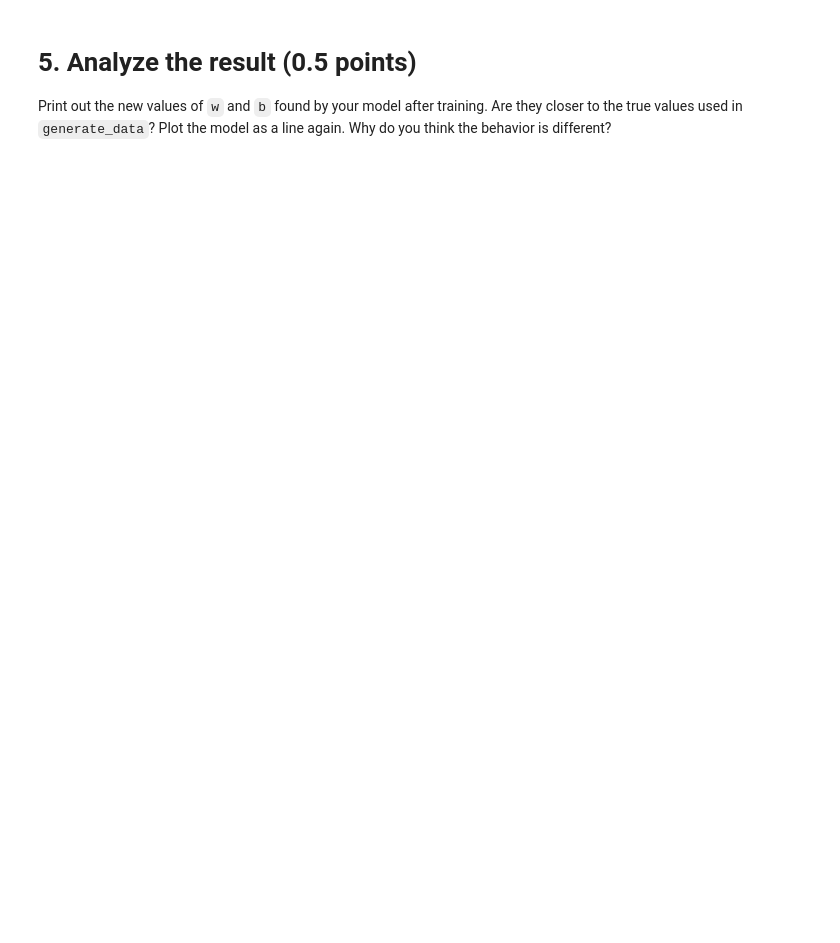
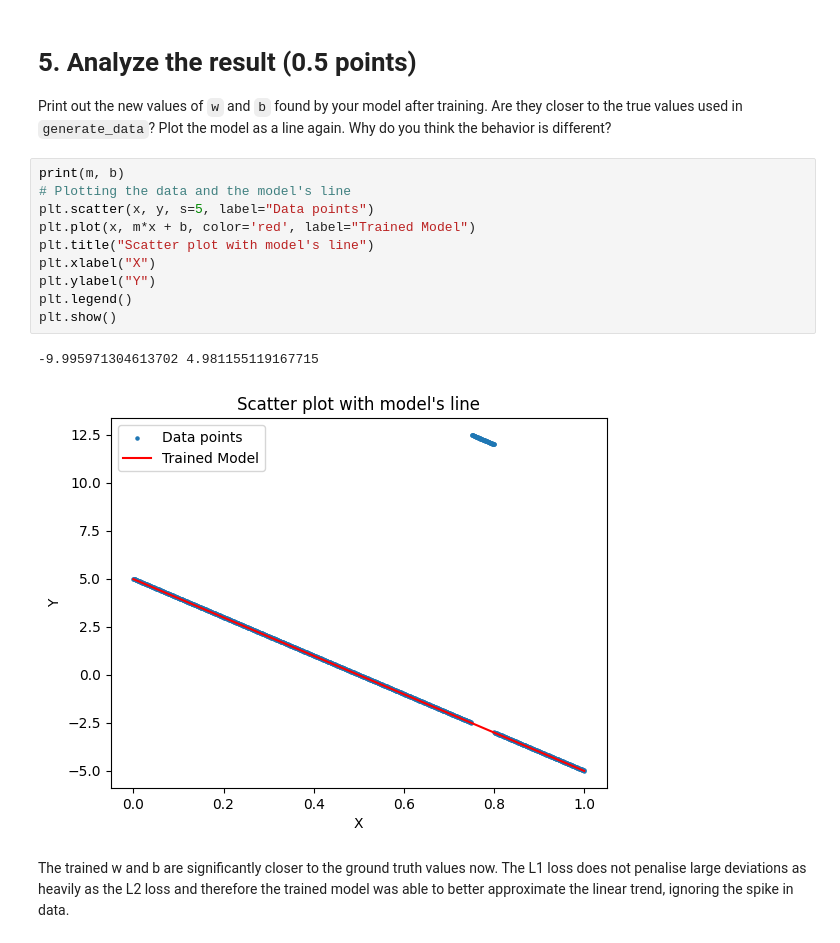
Before and after one commit to Chryron/CSC2516_NN-DL, a Jupyter notebook: Assignments/CSC2516_Homework_1.ipynb, the cells around one changed output. Saved outputs shown, nothing was run; the diff lists cells and outputs as text; blank space fills up the shorter version.

```diff
--- a/Assignments/CSC2516_Homework_1.ipynb
+++ b/Assignments/CSC2516_Homework_1.ipynb
@@ -139,3 +130,18 @@ Print out the new values of `w` and `b` found by your model after training.
 Are they closer to the true values used in `generate_data`?
 Plot the model as a line again.
 Why do you think the behavior is different?
+# %%
+print(m, b)
+# Plotting the data and the model's line
+plt.scatter(x, y, s=5, label="Data points")
+plt.plot(x, m*x + b, color='red', label="Trained Model")
+plt.title("Scatter plot with model's line")
+plt.xlabel("X")
+plt.ylabel("Y")
+plt.legend()
+plt.show()
+# %% [output]
+-9.995971304613702 4.981155119167715
+[figure, added]
+# %% [markdown]
+The trained w and b are significantly closer to the ground truth values now. The L1 loss does not penalise large deviations as heavily as the L2 loss and therefore the trained model was able to better approximate the linear trend, ignoring the spike in data.
```
Also changed, not shown: parts of 6 cells of this notebook.
